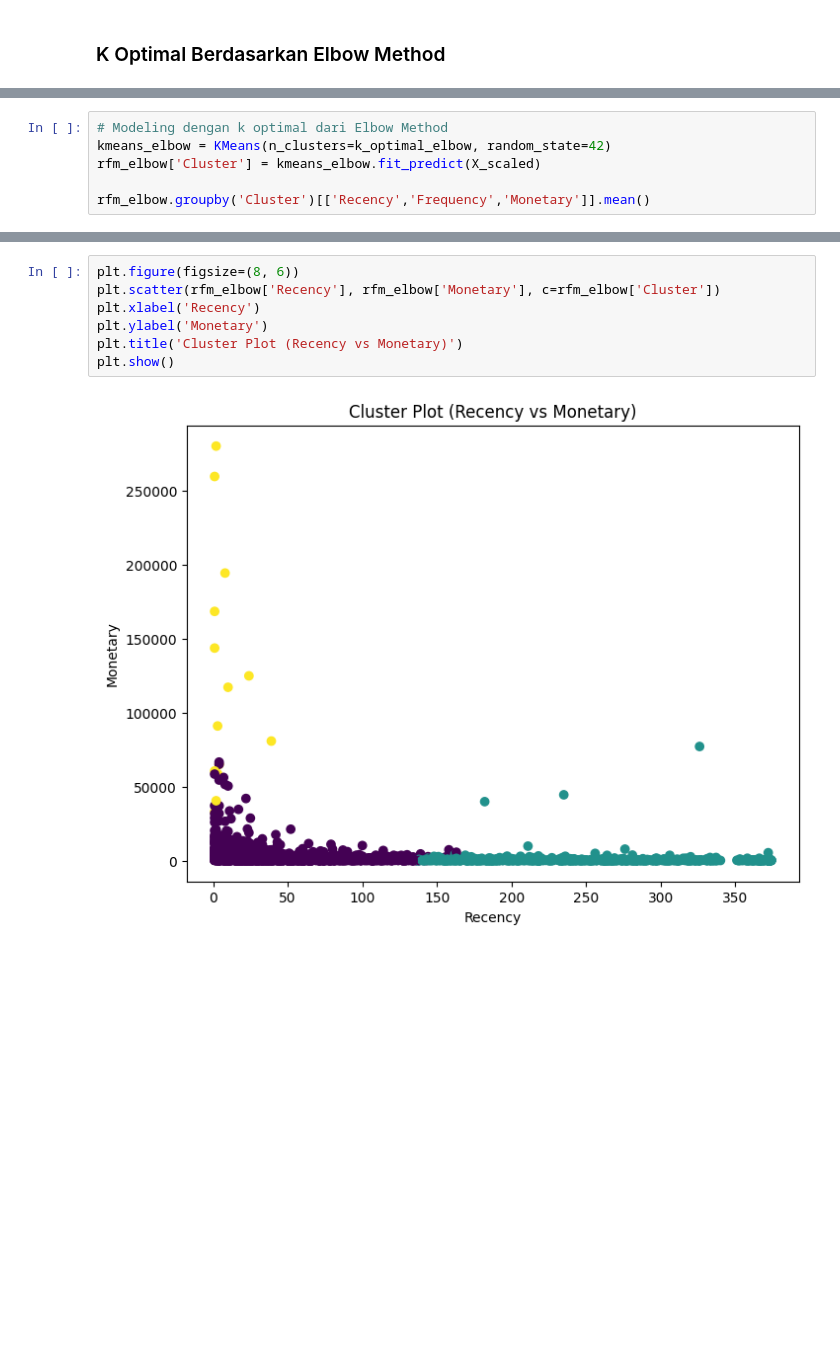
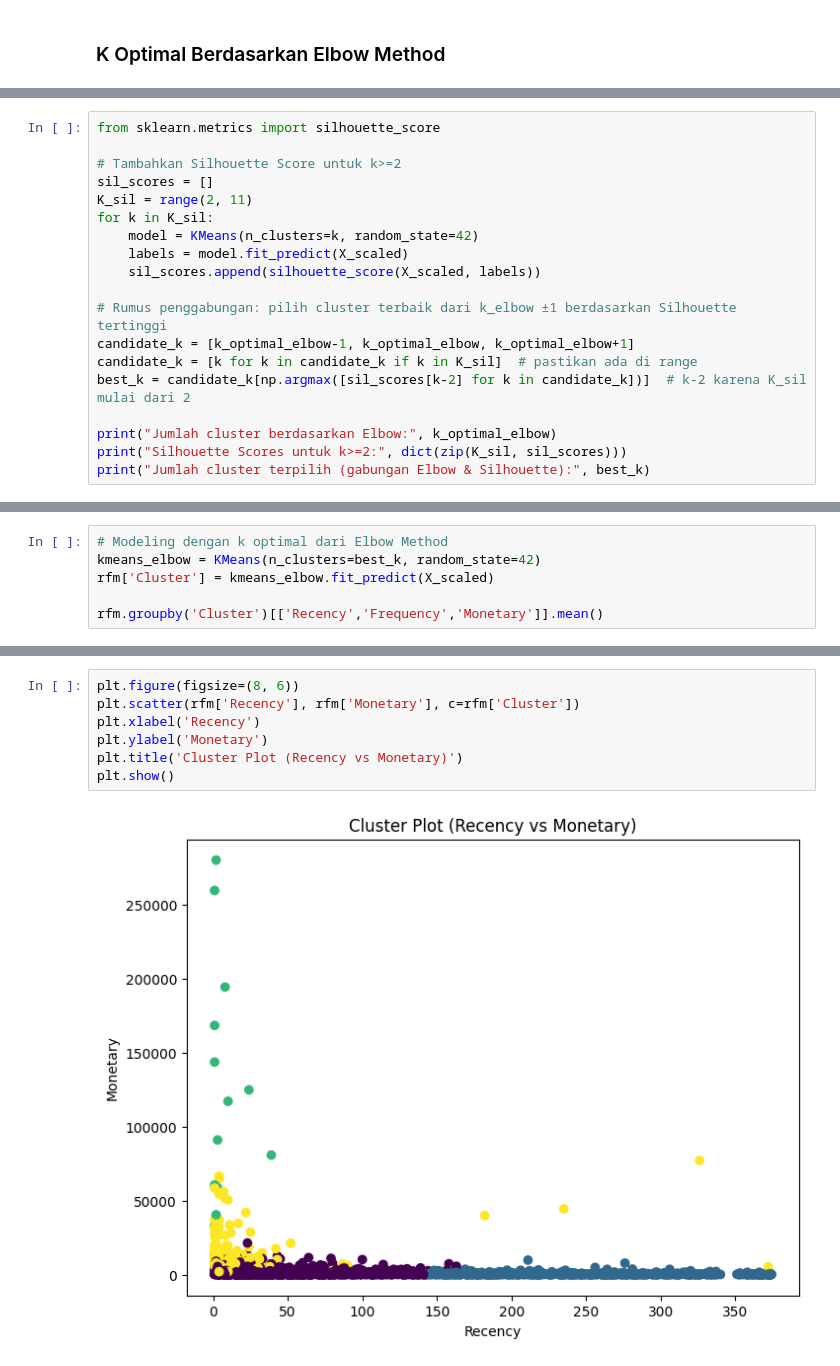
Before and after one commit to isyraffajar/Capstone-Asah, a Jupyter notebook: CustomerSegmentation.ipynb, the cells around one changed output, grey strips where cells are left out. Cells and saved outputs as stored; diff of their text form; blank space fills up the shorter version.

Commit message:
Menggabungkan 2 jenis penentuan jumlah cluster yaitu elbow method dan silhouette score

```diff
--- a/CustomerSegmentation.ipynb
+++ b/CustomerSegmentation.ipynb
@@ -388,3 +388,22 @@ plt.text(k_optimal_elbow + 0.1, max(inertia)*0.95, f'K = {k_optimal_elbow}', col
 plt.show()
 # %% [output]
 [figure]
+# %%
+from sklearn.metrics import silhouette_score
+
+# Tambahkan Silhouette Score untuk k>=2
+sil_scores = []
+K_sil = range(2, 11)
+for k in K_sil:
+    model = KMeans(n_clusters=k, random_state=42)
+    labels = model.fit_predict(X_scaled)
+    sil_scores.append(silhouette_score(X_scaled, labels))
+
+# Rumus penggabungan: pilih cluster terbaik dari k_elbow ±1 berdasarkan Silhouette tertinggi
+candidate_k = [k_optimal_elbow-1, k_optimal_elbow, k_optimal_elbow+1]
+candidate_k = [k for k in candidate_k if k in K_sil]  # pastikan ada di range
+best_k = candidate_k[np.argmax([sil_scores[k-2] for k in candidate_k])]  # k-2 karena K_sil mulai dari 2
+
+print("Jumlah cluster berdasarkan Elbow:", k_optimal_elbow)
+print("Silhouette Scores untuk k>=2:", dict(zip(K_sil, sil_scores)))
+print("Jumlah cluster terpilih (gabungan Elbow & Silhouette):", best_k)
@@ -391,9 +414,9 @@ plt.show()
 # %%
 # Modeling dengan k optimal dari Elbow Method
-kmeans_elbow = KMeans(n_clusters=k_optimal_elbow, random_state=42)
-rfm_elbow['Cluster'] = kmeans_elbow.fit_predict(X_scaled)
+kmeans_elbow = KMeans(n_clusters=best_k, random_state=42)
+rfm['Cluster'] = kmeans_elbow.fit_predict(X_scaled)
 
-rfm_elbow.groupby('Cluster')[['Recency','Frequency','Monetary']].mean()
+rfm.groupby('Cluster')[['Recency','Frequency','Monetary']].mean()
 # %% [output]
 |  | Recency | Frequency | Monetary |
 | Cluster |  |  |  |
@@ -403,12 +427,12 @@ rfm_elbow.groupby('Cluster')[['Recency','Frequency','Monetary']].mean()
 # %%
 plt.figure(figsize=(8, 6))
-plt.scatter(rfm_elbow['Recency'], rfm_elbow['Monetary'], c=rfm_elbow['Cluster'])
+plt.scatter(rfm['Recency'], rfm['Monetary'], c=rfm['Cluster'])
 plt.xlabel('Recency')
 plt.ylabel('Monetary')
 plt.title('Cluster Plot (Recency vs Monetary)')
 plt.show()
 # %% [output]
-[figure, old version]
+[figure, new version]
 # %%
 from mpl_toolkits.mplot3d import Axes3D
 import matplotlib.pyplot as plt
```
Also changed, not shown: parts of 13 cells of this notebook.
